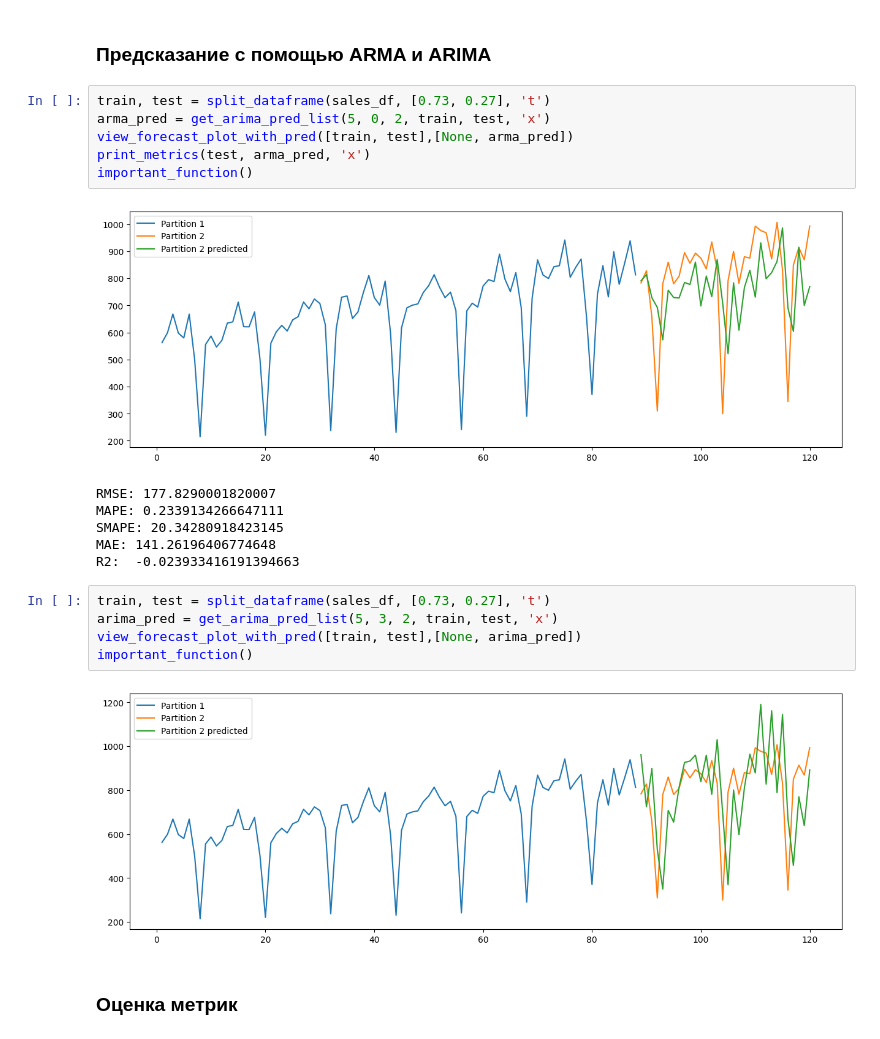
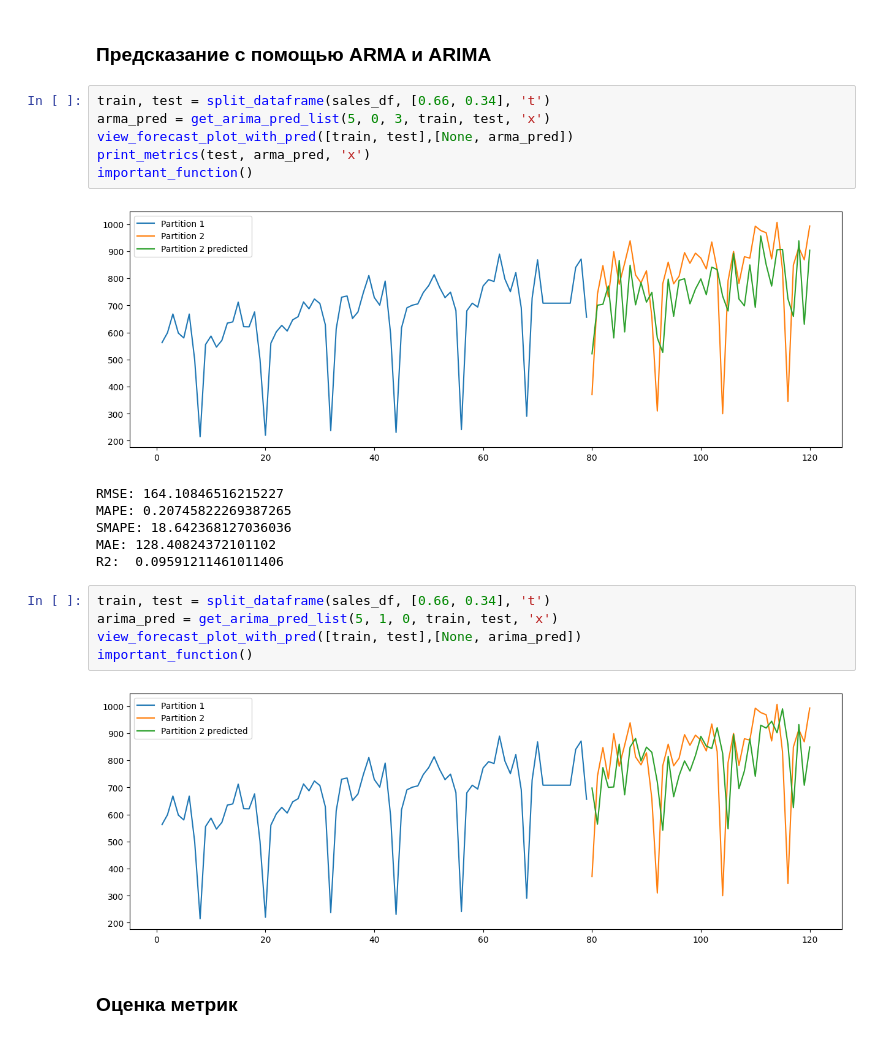
Before and after one commit to alexvilno/PSU_TIMESERIES, a Jupyter notebook: homework4/homework.ipynb, the cells around one changed output. Saved outputs shown, nothing was run; the diff lists cells and outputs as text.

```diff
--- a/homework4/homework.ipynb
+++ b/homework4/homework.ipynb
@@ -215,25 +215,25 @@ def important_function(*args, **kwargs):
 # %% [markdown]
 ### Предсказание с помощью ARMA и ARIMA <a id="arma"></a>
 # %%
-train, test = split_dataframe(sales_df, [0.73, 0.27], 't')
-arma_pred = get_arima_pred_list(5, 0, 2, train, test, 'x')
+train, test = split_dataframe(sales_df, [0.66, 0.34], 't')
+arma_pred = get_arima_pred_list(5, 0, 3, train, test, 'x')
 view_forecast_plot_with_pred([train, test],[None, arma_pred])
 print_metrics(test, arma_pred, 'x')
 important_function()
 # %% [output]
-[figure, old version]
+[figure, new version]
-RMSE: 177.8290001820007
-MAPE: 0.2339134266647111
-SMAPE: 20.34280918423145
-MAE: 141.26196406774648
-R2:  -0.023933416191394663
+RMSE: 164.10846516215227
+MAPE: 0.20745822269387265
+SMAPE: 18.642368127036036
+MAE: 128.40824372101102
+R2:  0.09591211461011406
 # %%
-train, test = split_dataframe(sales_df, [0.73, 0.27], 't')
-arima_pred = get_arima_pred_list(5, 3, 2, train, test, 'x')
+train, test = split_dataframe(sales_df, [0.66, 0.34], 't')
+arima_pred = get_arima_pred_list(5, 1, 0, train, test, 'x')
 view_forecast_plot_with_pred([train, test],[None, arima_pred])
 important_function()
 # %% [output]
-[figure, old version]
+[figure, new version]
 # %% [markdown]
 ### Оценка метрик <a id="benchmark"> </a>
 # %%
```
Also changed, not shown: parts of 11 cells of this notebook.
